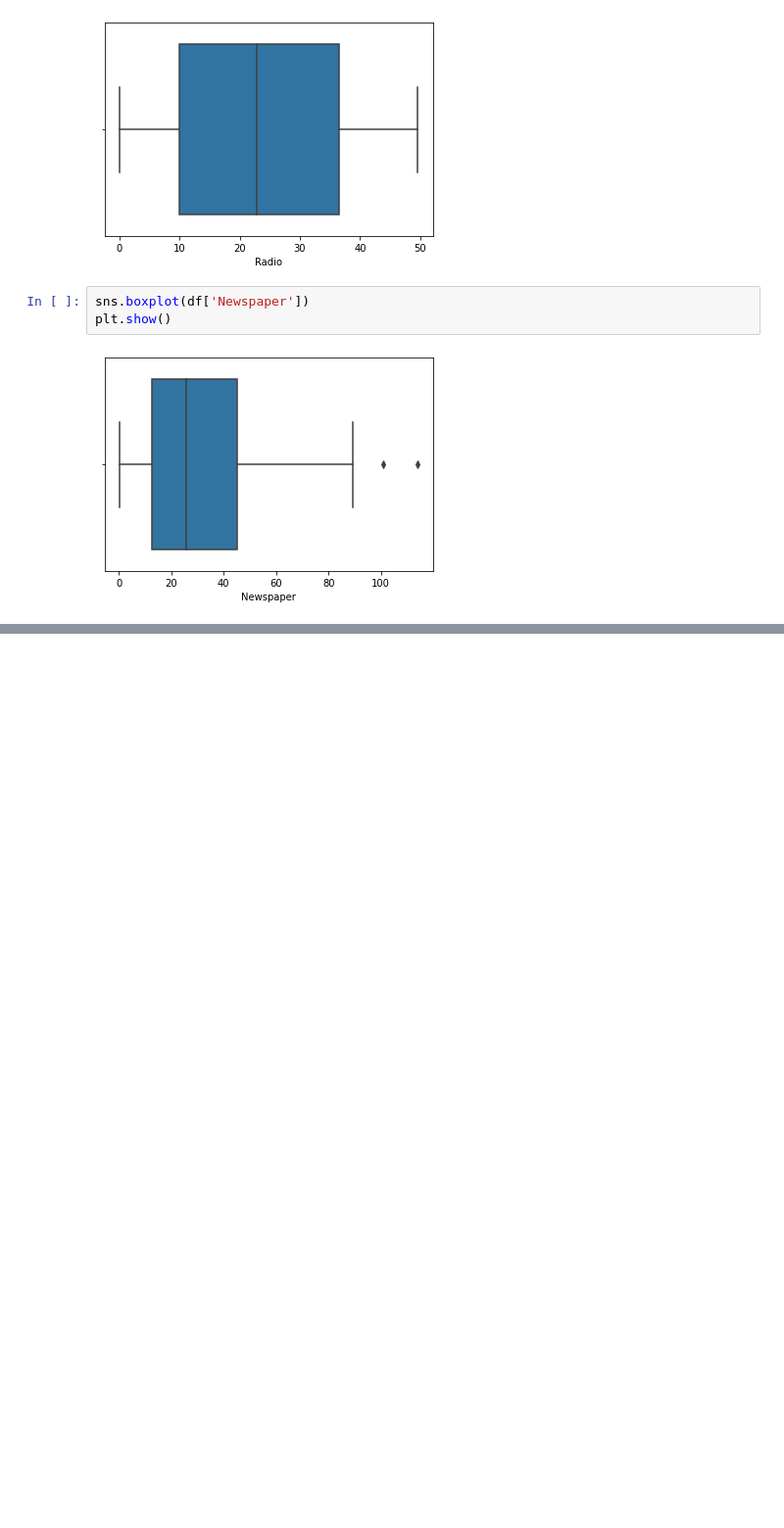
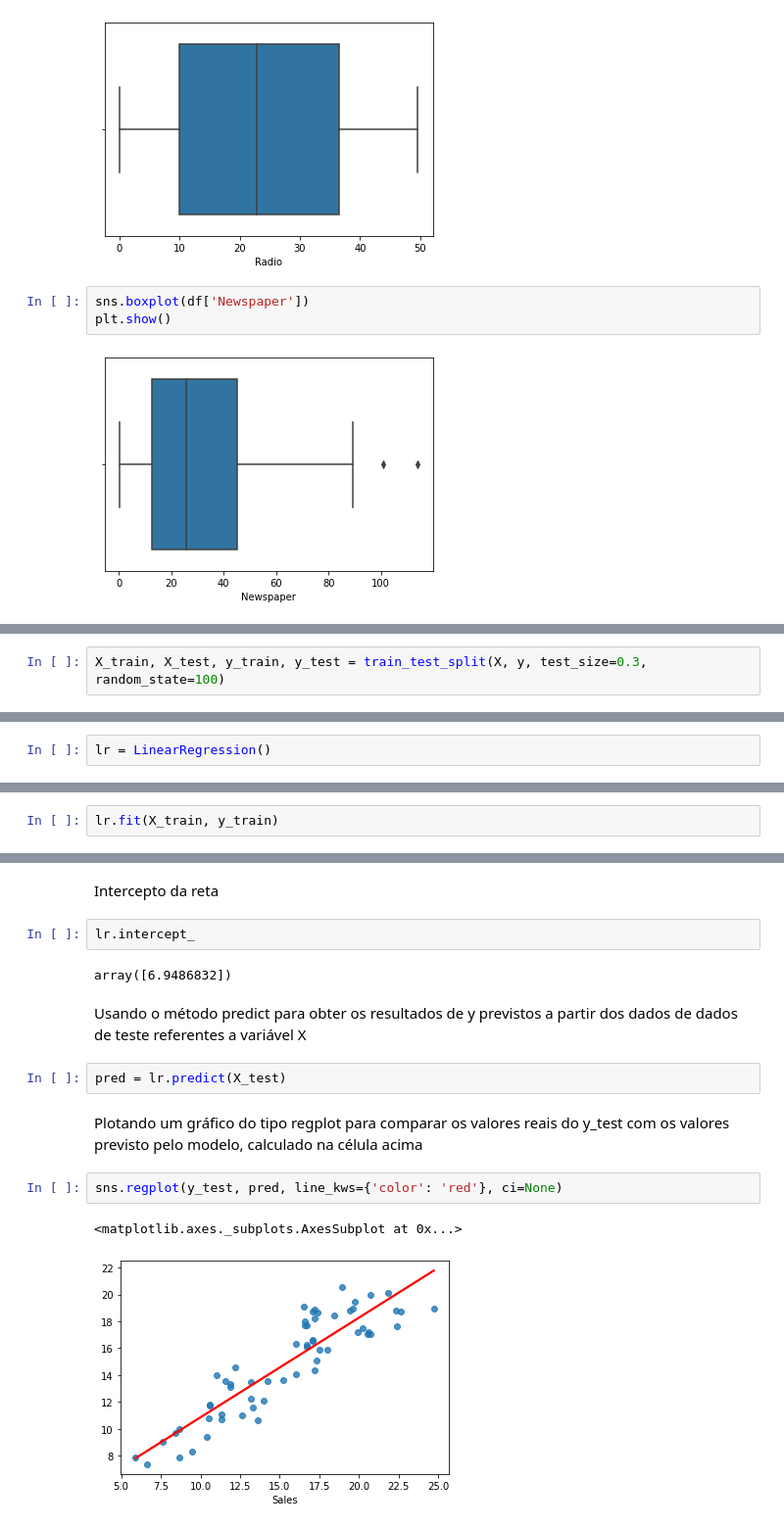
Before and after one commit to ludmilabueno/portfolio, a Jupyter notebook: maratona-ciencia-de-dados/notebook/maratona_ciencia_de_dados.ipynb, the cells around one changed output, grey strips where cells are left out. Shown at 98% size. Cells and saved outputs as stored; diff of their text form; blank space fills up the shorter version.

```diff
--- a/maratona-ciencia-de-dados/notebook/maratona_ciencia_de_dados.ipynb
+++ b/maratona-ciencia-de-dados/notebook/maratona_ciencia_de_dados.ipynb
@@ -109,0 +182,2 @@ sns.heatmap(df.corr(), cmap='Blues', annot=True)
+# %%
+X_train, X_test, y_train, y_test = train_test_split(X, y, test_size=0.3, random_state=100)
@@ -109,0 +270,2 @@ sns.heatmap(df.corr(), cmap='Blues', annot=True)
+# %%
+lr = LinearRegression()
@@ -109,0 +278,2 @@ sns.heatmap(df.corr(), cmap='Blues', annot=True)
+# %%
+lr.fit(X_train, y_train)
@@ -109,0 +288,17 @@ sns.heatmap(df.corr(), cmap='Blues', annot=True)
+# %% [markdown]
+Intercepto da reta
+# %%
+lr.intercept_
+# %% [output]
+array([6.9486832])
+# %% [markdown]
+Usando o método predict para obter os resultados de y previstos a partir dos dados de dados de teste referentes a variável X
+# %%
+pred = lr.predict(X_test)
+# %% [markdown]
+Plotando um gráfico do tipo regplot para comparar os valores reais do y_test com os valores previsto pelo modelo, calculado na célula acima
+# %%
+sns.regplot(y_test, pred, line_kws={'color': 'red'}, ci=None)
+# %% [output]
+<matplotlib.axes._subplots.AxesSubplot at 0x...>
+[figure, added]
```
Also changed, not shown: parts of 72 cells of this notebook.
